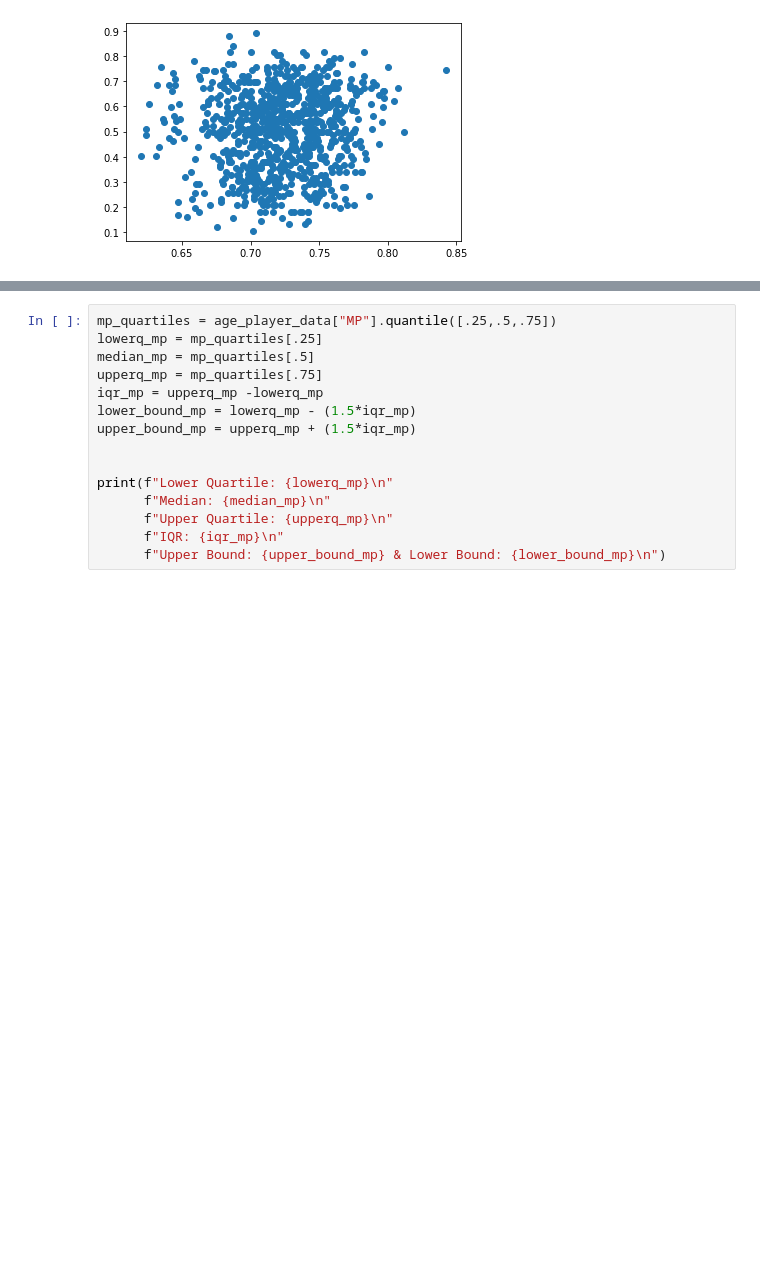
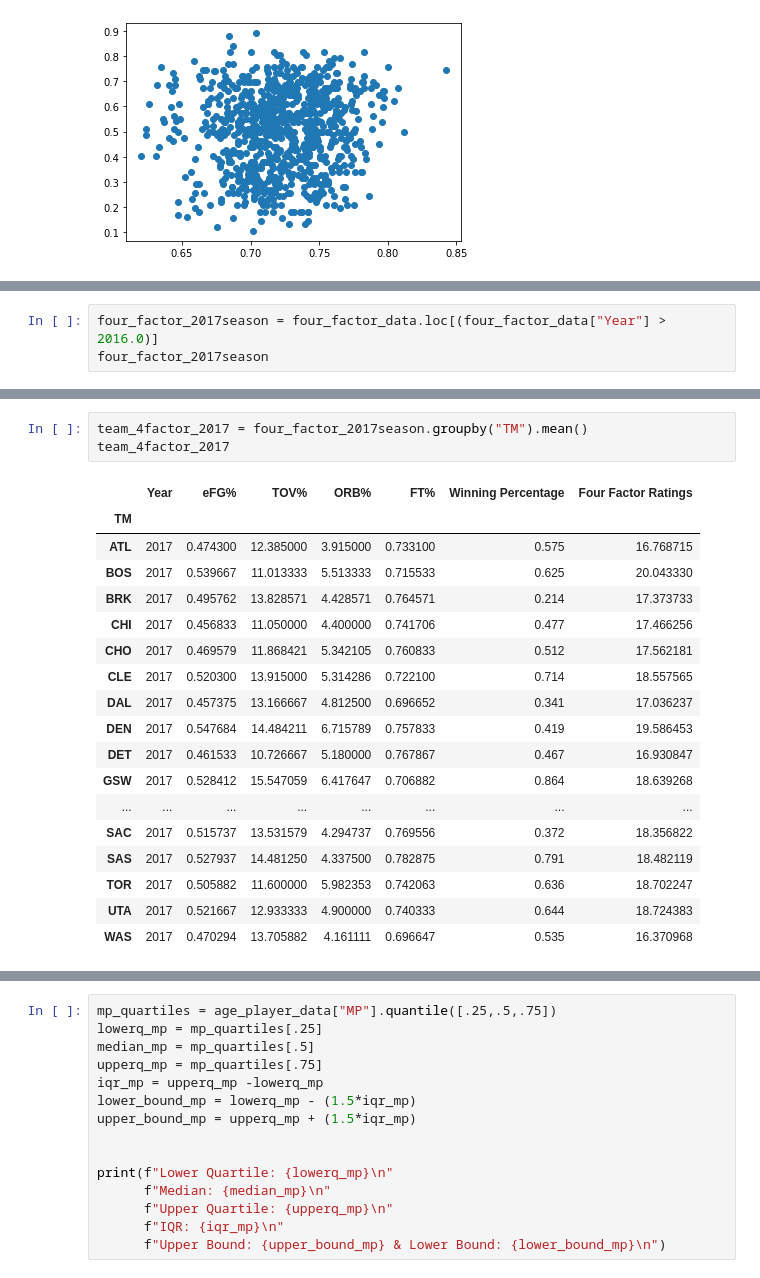
Before and after one commit to Kate-Yayla/Project1-Historical-NBA-Analysis, a Jupyter notebook: NBA Analysis.ipynb, the cells around one changed output, grey strips where cells are left out. Cells and saved outputs as stored; diff of their text form; blank space fills up the shorter version.

```diff
--- a/NBA Analysis.ipynb
+++ b/NBA Analysis.ipynb
@@ -200,0 +209,3 @@ plt.scatter(team_4factor_data["Four Factor Ratings"], team_4factor_data["Winning
+# %%
+four_factor_2017season = four_factor_data.loc[(four_factor_data["Year"] > 2016.0)]
+four_factor_2017season
@@ -200,0 +226,22 @@ plt.scatter(team_4factor_data["Four Factor Ratings"], team_4factor_data["Winning
+# %%
+team_4factor_2017 = four_factor_2017season.groupby("TM").mean()
+team_4factor_2017
+# %% [output]
+|  | Year | eFG% | TOV% | ORB% | FT% | Winning Percentage | Four Factor Ratings |
+| TM |  |  |  |  |  |  |  |
+| ATL | 2017 | 0.474300 | 12.385000 | 3.915000 | 0.733100 | 0.575 | 16.768715 |
+| BOS | 2017 | 0.539667 | 11.013333 | 5.513333 | 0.715533 | 0.625 | 20.043330 |
+| BRK | 2017 | 0.495762 | 13.828571 | 4.428571 | 0.764571 | 0.214 | 17.373733 |
+| CHI | 2017 | 0.456833 | 11.050000 | 4.400000 | 0.741706 | 0.477 | 17.466256 |
+| CHO | 2017 | 0.469579 | 11.868421 | 5.342105 | 0.760833 | 0.512 | 17.562181 |
+| CLE | 2017 | 0.520300 | 13.915000 | 5.314286 | 0.722100 | 0.714 | 18.557565 |
+| DAL | 2017 | 0.457375 | 13.166667 | 4.812500 | 0.696652 | 0.341 | 17.036237 |
+| DEN | 2017 | 0.547684 | 14.484211 | 6.715789 | 0.757833 | 0.419 | 19.586453 |
+| DET | 2017 | 0.461533 | 10.726667 | 5.180000 | 0.767867 | 0.467 | 16.930847 |
+| GSW | 2017 | 0.528412 | 15.547059 | 6.417647 | 0.706882 | 0.864 | 18.639268 |
+| ... | ... | ... | ... | ... | ... | ... | ... |
+| SAC | 2017 | 0.515737 | 13.531579 | 4.294737 | 0.769556 | 0.372 | 18.356822 |
+| SAS | 2017 | 0.527937 | 14.481250 | 4.337500 | 0.782875 | 0.791 | 18.482119 |
+| TOR | 2017 | 0.505882 | 11.600000 | 5.982353 | 0.742063 | 0.636 | 18.702247 |
+| UTA | 2017 | 0.521667 | 12.933333 | 4.900000 | 0.740333 | 0.644 | 18.724383 |
+| WAS | 2017 | 0.470294 | 13.705882 | 4.161111 | 0.696647 | 0.535 | 16.370968 |
```
Also changed, not shown: parts of 20 cells of this notebook.
